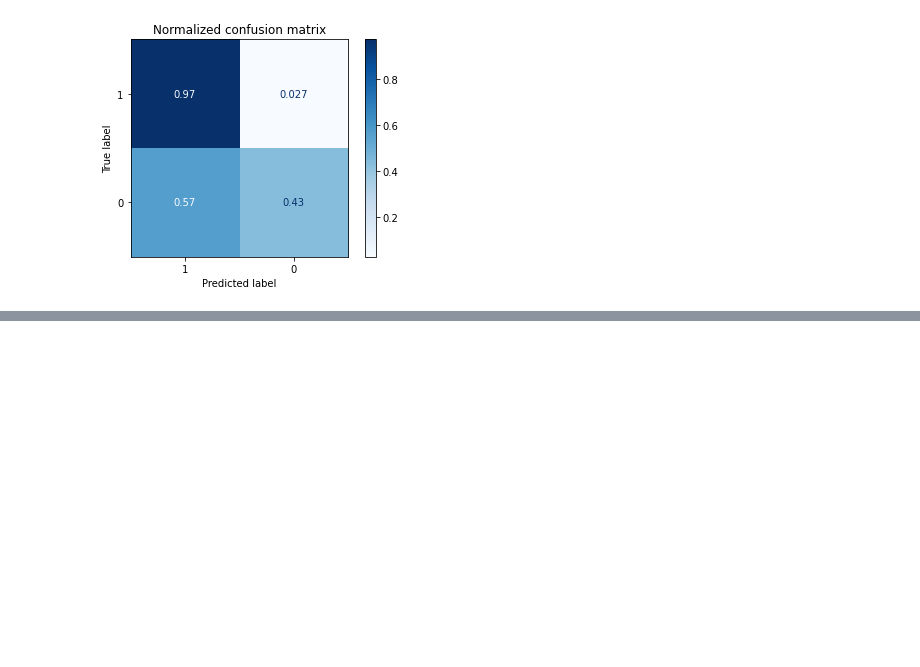
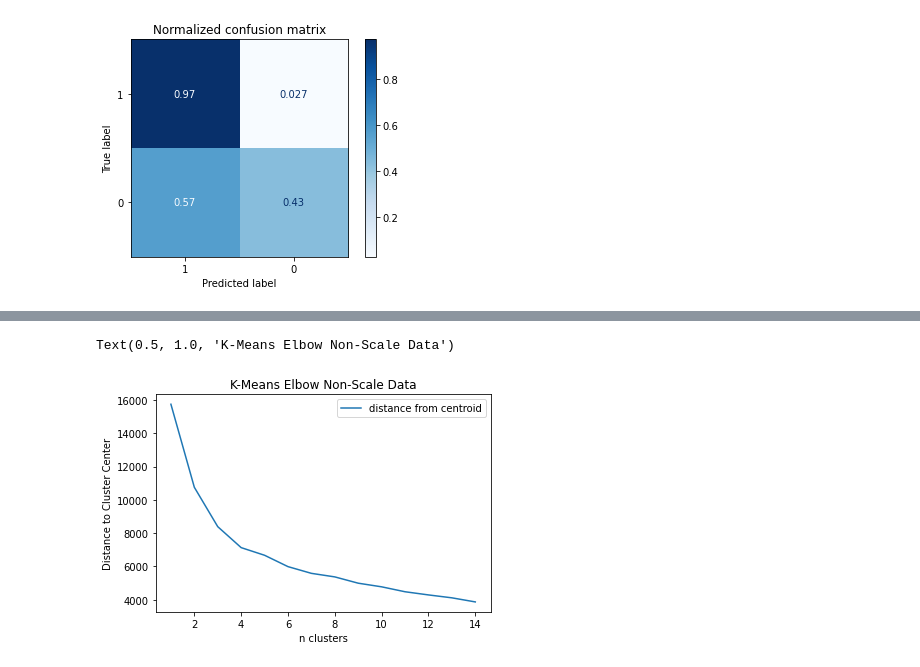
Before and after one commit to vathanahim/IAF_604_Midterm_SVM_KMeans, a Jupyter notebook: Midterm_1/Him_Midterm_1.ipynb, the cells around one changed output, grey strips where cells are left out. Saved outputs shown, nothing was run; the diff lists cells and outputs as text; code cells hidden in the pictures; blank space fills up the shorter version.

```diff
--- a/Midterm_1/Him_Midterm_1.ipynb
+++ b/Midterm_1/Him_Midterm_1.ipynb
@@ -234,0 +286,4 @@ for i in range(1,15):
+# %%
+scl = MinMaxScaler()
+df_cervical_scale = df_cervical.copy()
+df_cervical_scale.loc[:,'behavior_sexualRisk':'empowerment_desires'] = scl.fit_transform(df_cervical_scale.loc[:,'behavior_sexualRisk':'empowerment_desires'])
@@ -234,0 +314,3 @@ for i in range(1,15):
+# %%
+km = KMeans(n_clusters = 4, random_state=42)
+df_cervical['cluster'] = km.fit_predict(df_cervical)
@@ -234,0 +345,6 @@ for i in range(1,15):
+# %%
+km_scale = KMeans(n_clusters = 4, random_state=42)
+kmeans = KMeans(n_clusters = 4, random_state=42).fit(df_cervical_scale)
+label = km_scale.fit_predict(df_cervical_scale)
+df_cervical_scale['cluster'] = label
+df_cervical_scale.head(15)
@@ -234,0 +363,16 @@ for i in range(1,15):
+# %%
+dist_df = []
+dist_df_scale = []
+for n_clusters in range(1,15):
+
+    km = KMeans(n_clusters = n_clusters)
+    km_scale = KMeans(n_clusters = n_clusters)
+
+    km.fit(df_cervical)
+    km_scale.fit(df_cervical_scale)
+
+    dist_df.append([n_clusters, km.inertia_])
+    dist_df_scale.append([n_clusters, km_scale.inertia_])
+
+dist_df = pd.DataFrame(dist_df, columns=['n_clusters', 'distance from centroid'])
+dist_df_scale = pd.DataFrame(dist_df_scale, columns=['n_clusters', 'distance from centroid'])
@@ -234,0 +397,8 @@ for i in range(1,15):
+# %%
+dist_df.set_index('n_clusters').plot()
+plt.xlabel('n clusters')
+plt.ylabel('Distance to Cluster Center')
+plt.title('K-Means Elbow Non-Scale Data')
+# %% [output]
+Text(0.5, 1.0, 'K-Means Elbow Non-Scale Data')
+[figure, added]
```
Also changed, not shown: parts of 24 cells of this notebook, 1 other file.
